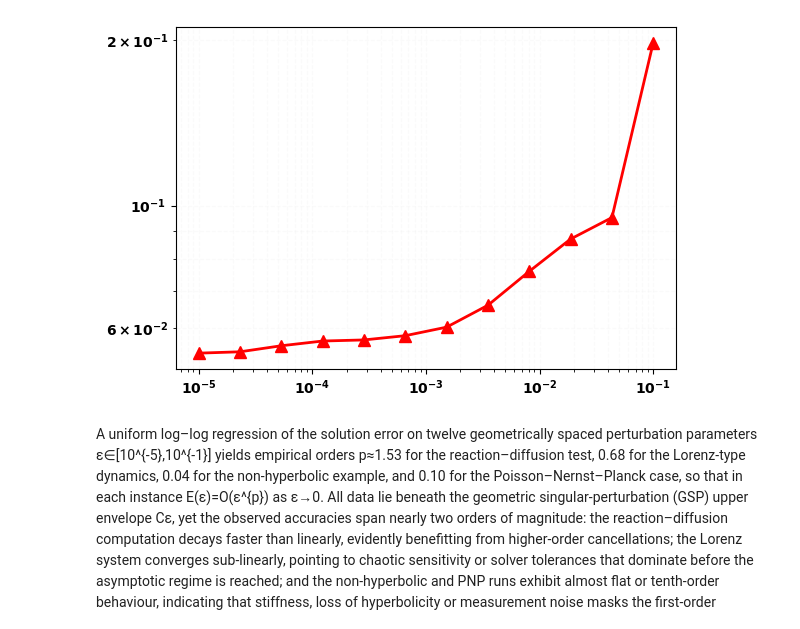
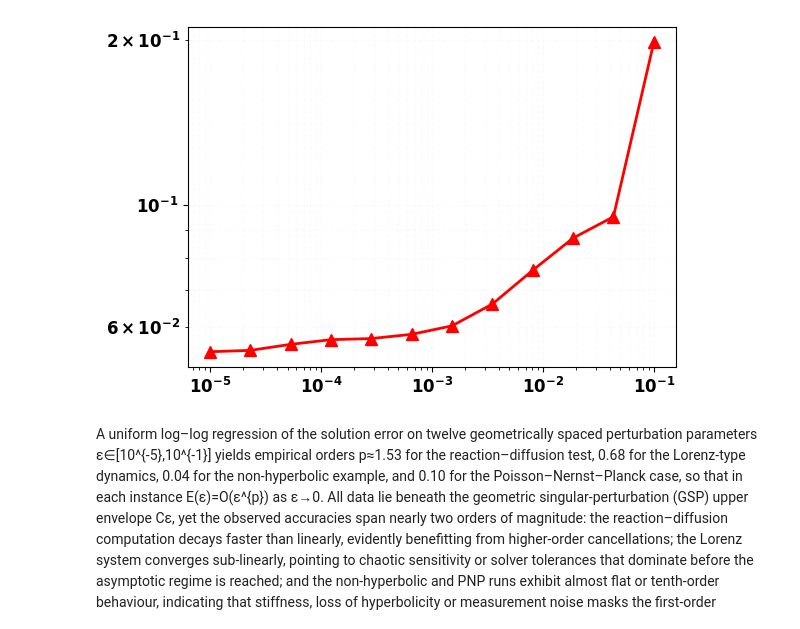
Before and after one commit to Hamid-Mofidi/PINNs_on_Multiple_timescale_dynamics, a Jupyter notebook: PINNs_PNP/GSPINNs-error.ipynb, the cells around one changed output. Drawn from its saved outputs; the diff is of its cells as text; code cells hidden in the pictures.

```diff
--- a/PINNs_PNP/GSPINNs-error.ipynb
+++ b/PINNs_PNP/GSPINNs-error.ipynb
@@ -740,34 +740,36 @@ errors = np.array([
 
 # --- log–log plot of error vs ε ---
 fig, ax = plt.subplots(figsize=(6, 4))
 ax.loglog(eps_values, errors, '^-', c='r', linewidth=2, markersize=8)
 
 # fit slope (order) in log space
 slope, intercept = np.polyfit(np.log10(eps_values), np.log10(errors), 1)
 
 # reference line with slope = 1 (O(ε)) anchored at the smallest ε
 #eps_ref = np.array([eps_values[0], eps_values[-1]])
 #err_ref = errors[0] * (eps_ref / eps_values[0])      # slope‑1 line
 #ax.loglog(eps_ref, err_ref, '--', label='Slope 1')
 
 # axis labels and title
 #ax.set_xlabel(r'$\varepsilon$', fontweight='bold')
 #ax.set_ylabel('error', fontweight='bold')
 #ax.set_title(f'Error vs ε   (fitted slope ≈ {slope:.2f})', pad=10)
 ax.grid(True, which='both', ls='--', alpha=0.05)
 #ax.legend()
 
 # Make tick labels bold
+ax.tick_params(axis='both',  which='minor', labelsize=12)
+ax.tick_params(axis='both',  which='major', labelsize=12)
 plt.setp(ax.get_ymajorticklabels(), fontweight='bold')
 plt.setp(ax.get_yminorticklabels(), fontweight='bold')
 plt.setp(ax.get_xmajorticklabels(), fontweight='bold')
 plt.setp(ax.get_xminorticklabels(), fontweight='bold')
 
 
 plt.tight_layout()
 plt.show()
 # %% [output]
-[figure, old version]
+[figure, new version]
 # %%
 """
 Single log–log plot of error vs ε for all four experiments
```
